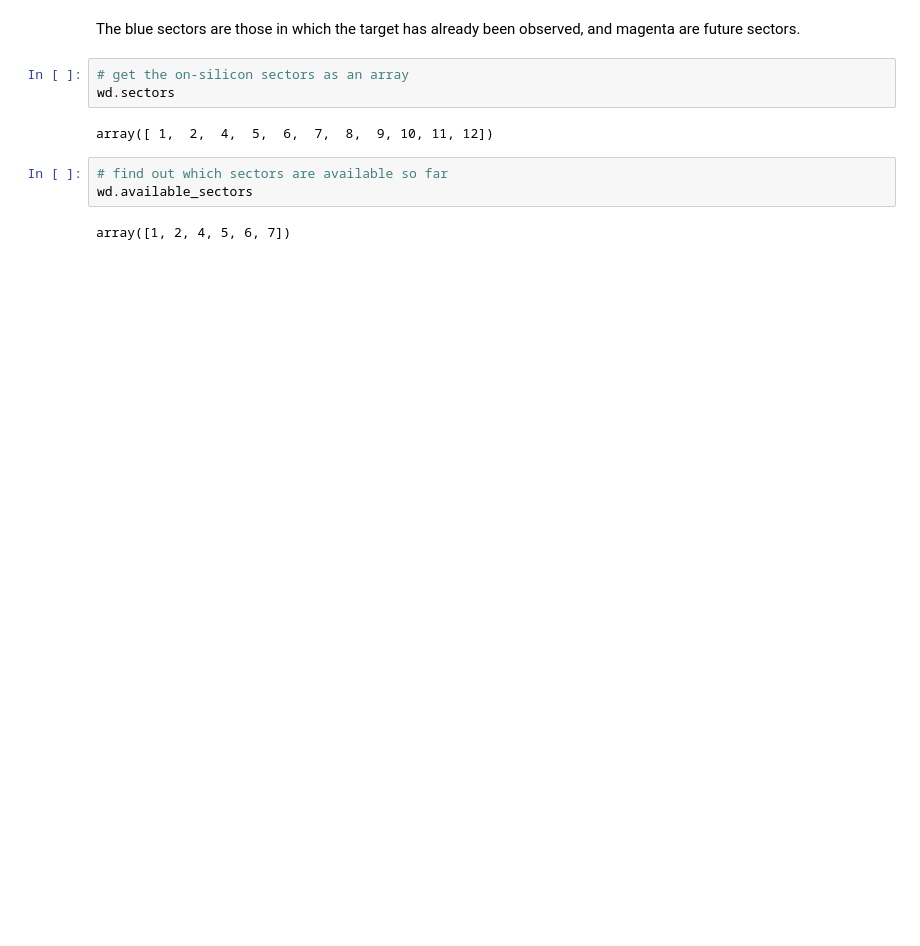
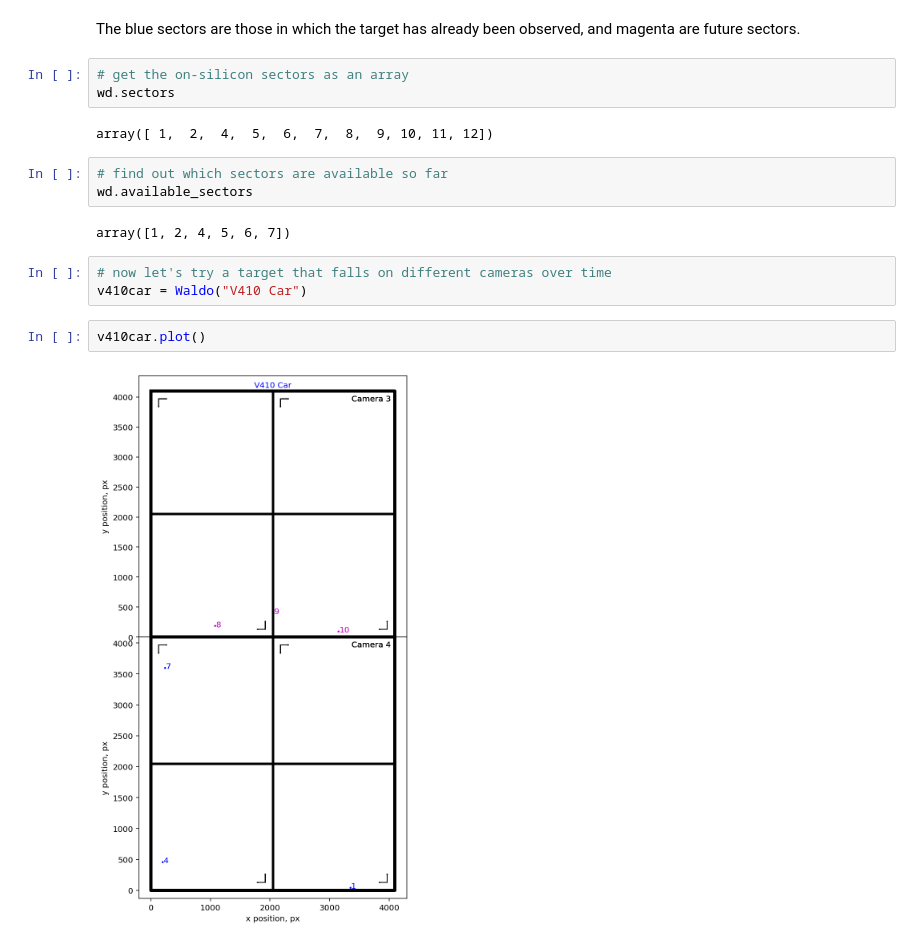
Before and after one commit to SimonJMurphy/tess-waldo, a Jupyter notebook: examples/Waldo_example.ipynb, the cells around one changed output. Saved outputs shown, nothing was run; the diff lists cells and outputs as text; blank space fills up the shorter version.

Commit message:
Examples include objects on multiple cameras at different times.

```diff
--- a/examples/Waldo_example.ipynb
+++ b/examples/Waldo_example.ipynb
@@ -20,3 +20,10 @@ array([ 1,  2,  4,  5,  6,  7,  8,  9, 10, 11, 12])
 wd.available_sectors
 # %% [output]
 array([1, 2, 4, 5, 6, 7])
+# %%
+# now let's try a target that falls on different cameras over time
+v410car = Waldo("V410 Car")
+# %%
+v410car.plot()
+# %% [output]
+[figure, added]
```
Also changed, not shown: parts of 1 cell of this notebook.
